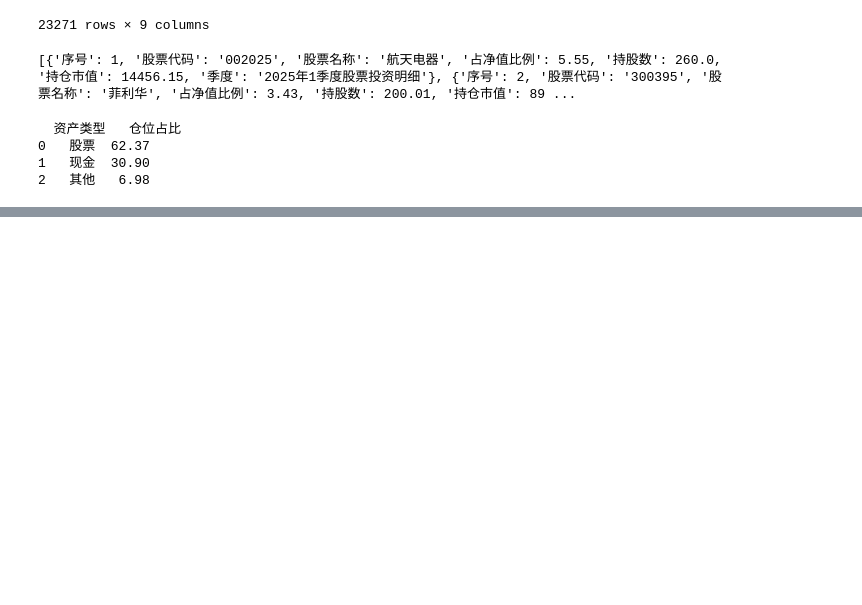
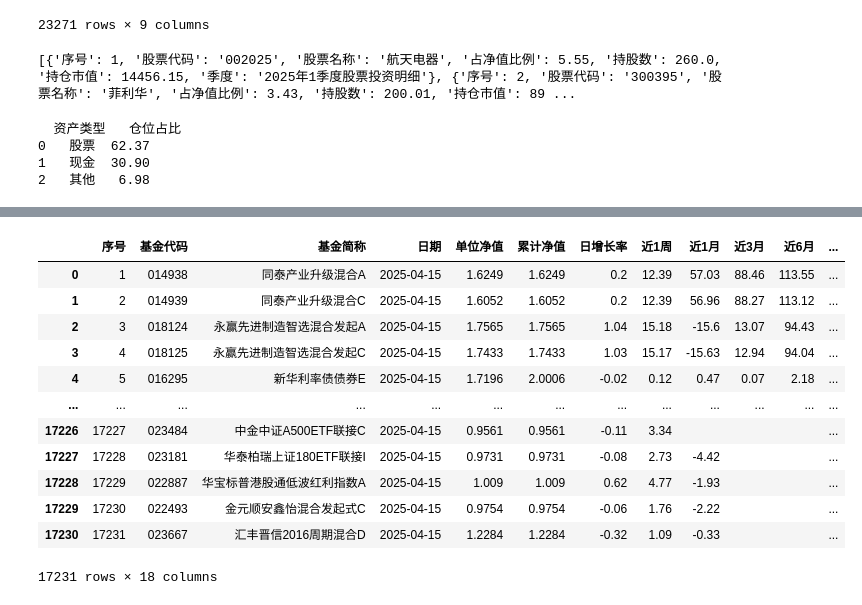
Before and after one commit to IanLiYi1996/fsi-bedrock-agent, a Jupyter notebook: fund-advisor-agent-strands/tools/data/data-preprocess.ipynb, the cells around one changed output, grey strips where cells are left out. Drawn from its saved outputs; the diff is of its cells as text; code cells hidden in the pictures; blank space fills up the shorter version.

```diff
--- a/fund-advisor-agent-strands/tools/data/data-preprocess.ipynb
+++ b/fund-advisor-agent-strands/tools/data/data-preprocess.ipynb
@@ -118,0 +122,7 @@ print(fund_individual_detail_hold_xq_df)
+# %%
+import os
+
+current_dir = os.path.dirname(os.path.abspath("__file__"))
+file_path = os.path.join(current_dir, "fund_manager.csv")
+df = pd.read_csv(file_path, dtype=str, keep_default_na=False)
+df
@@ -118,0 +143,18 @@ print(fund_individual_detail_hold_xq_df)
+# %%
+file_path = os.path.join(current_dir, "fund_performance_info.csv")
+df_2 = pd.read_csv(file_path, dtype=str, keep_default_na=False)
+df_2
+# %% [output]
+|  | 序号 | 基金代码 | 基金简称 | 日期 | 单位净值 | 累计净值 | 日增长率 | 近1周 | 近1月 | 近3月 | 近6月 | ... |
+| 0 | 1 | 014938 | 同泰产业升级混合A | 2025-04-15 | 1.6249 | 1.6249 | 0.2 | 12.39 | 57.03 | 88.46 | 113.55 | ... |
+| 1 | 2 | 014939 | 同泰产业升级混合C | 2025-04-15 | 1.6052 | 1.6052 | 0.2 | 12.39 | 56.96 | 88.27 | 113.12 | ... |
+| 2 | 3 | 018124 | 永赢先进制造智选混合发起A | 2025-04-15 | 1.7565 | 1.7565 | 1.04 | 15.18 | -15.6 | 13.07 | 94.43 | ... |
+| 3 | 4 | 018125 | 永赢先进制造智选混合发起C | 2025-04-15 | 1.7433 | 1.7433 | 1.03 | 15.17 | -15.63 | 12.94 | 94.04 | ... |
+| 4 | 5 | 016295 | 新华利率债债券E | 2025-04-15 | 1.7196 | 2.0006 | -0.02 | 0.12 | 0.47 | 0.07 | 2.18 | ... |
+| ... | ... | ... | ... | ... | ... | ... | ... | ... | ... | ... | ... | ... |
+| 17226 | 17227 | 023484 | 中金中证A500ETF联接C | 2025-04-15 | 0.9561 | 0.9561 | -0.11 | 3.34 |  |  |  | ... |
+| 17227 | 17228 | 023181 | 华泰柏瑞上证180ETF联接I | 2025-04-15 | 0.9731 | 0.9731 | -0.08 | 2.73 | -4.42 |  |  | ... |
+| 17228 | 17229 | 022887 | 华宝标普港股通低波红利指数A | 2025-04-15 | 1.009 | 1.009 | 0.62 | 4.77 | -1.93 |  |  | ... |
+| 17229 | 17230 | 022493 | 金元顺安鑫怡混合发起式C | 2025-04-15 | 0.9754 | 0.9754 | -0.06 | 1.76 | -2.22 |  |  | ... |
+| 17230 | 17231 | 023667 | 汇丰晋信2016周期混合D | 2025-04-15 | 1.2284 | 1.2284 | -0.32 | 1.09 | -0.33 |  |  | ... |
+17231 rows × 18 columns
```
Also changed, not shown: parts of 6 cells of this notebook, 8 other files.
